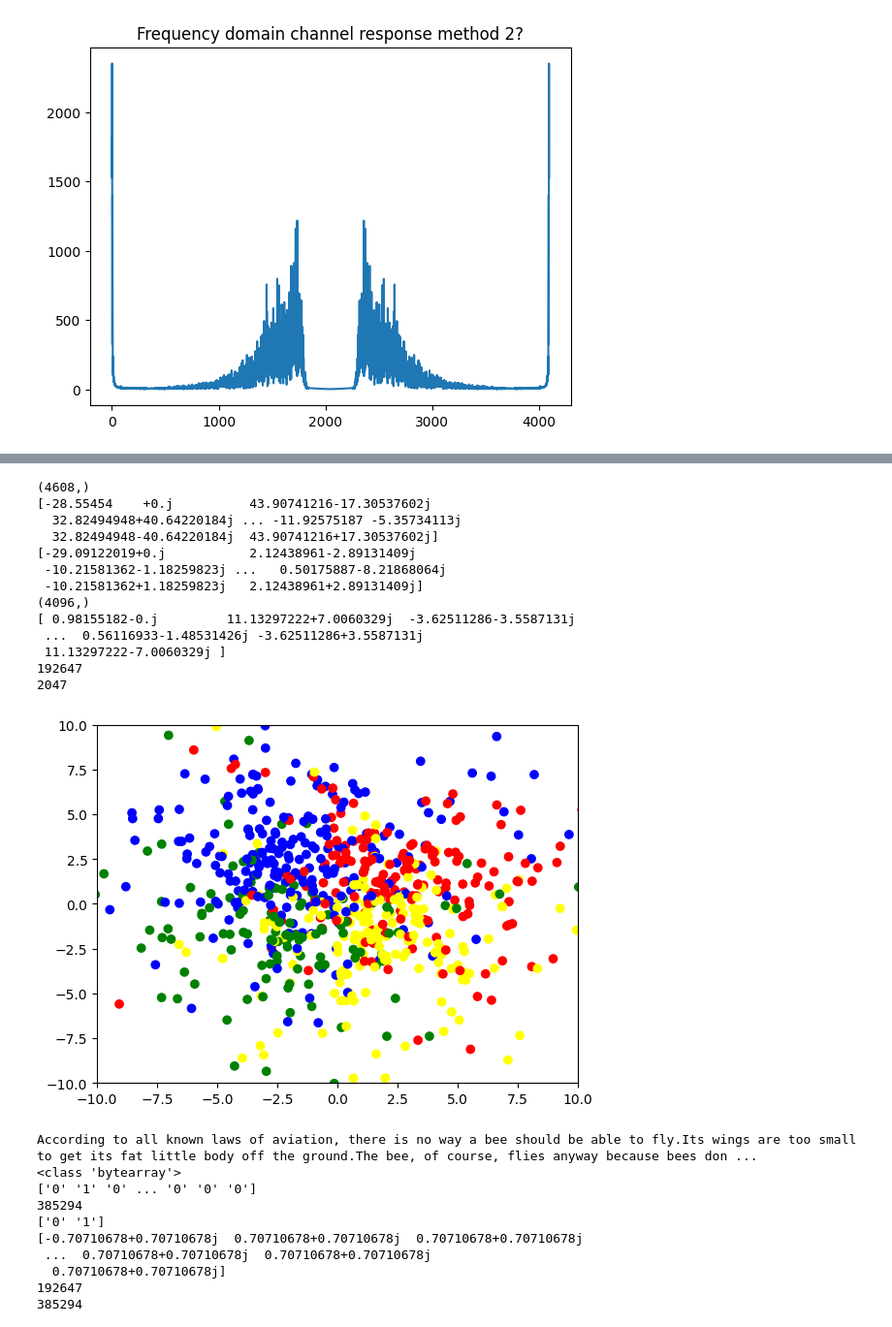
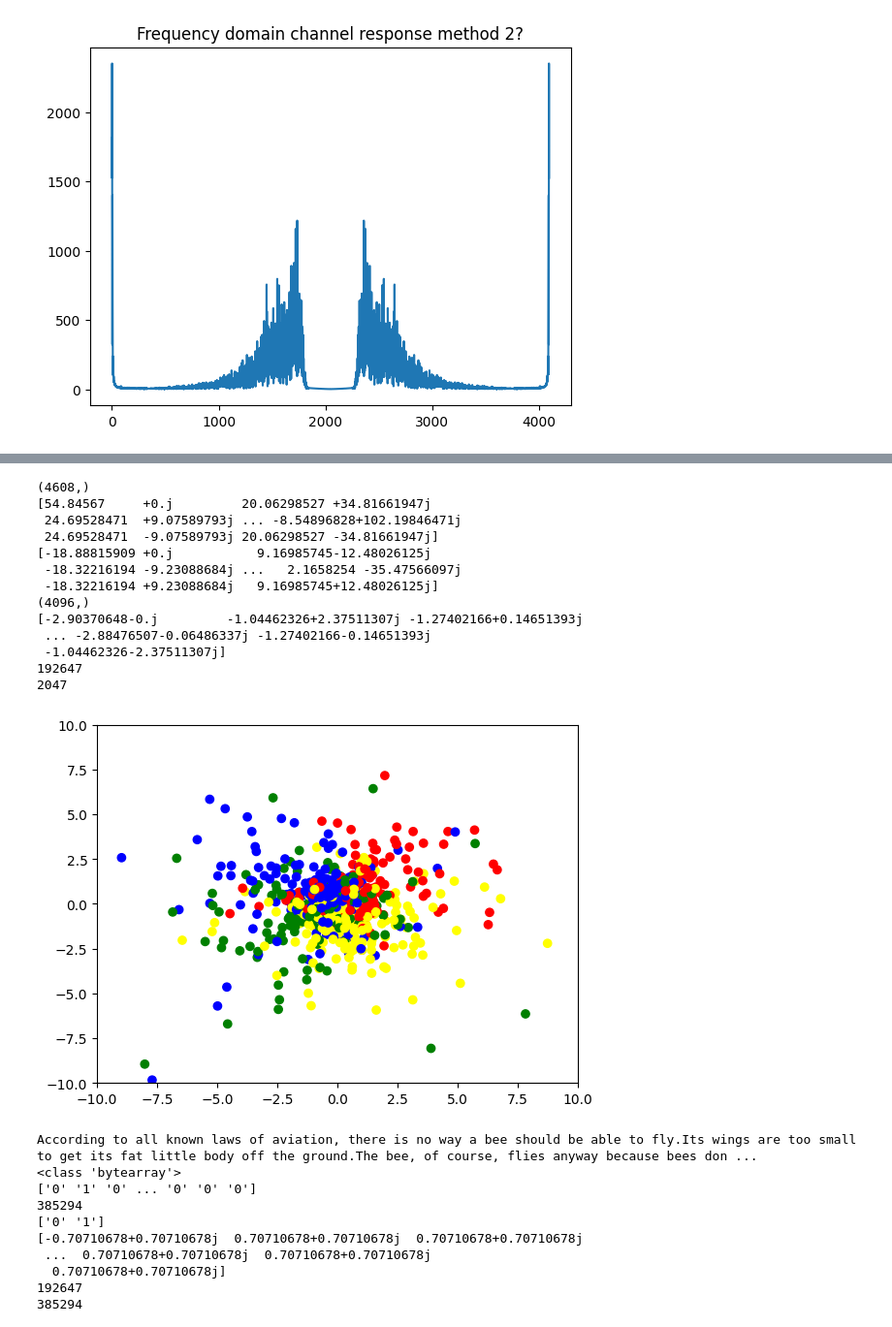
Before and after one commit to kmcm0707/GF3, a Jupyter notebook: full_decoder_2.ipynb, the cells around one changed output, grey strips where cells are left out. Shown at 97% size. Saved outputs shown, nothing was run; the diff lists cells and outputs as text; code cells hidden in the pictures.

```diff
--- a/full_decoder_2.ipynb
+++ b/full_decoder_2.ipynb
@@ -432,7 +424,7 @@ Start_index = lags[max_index] + len(chirp)
 n = 4096 + 512
 N = 4096
 cyclic_prefix_len = 512
-index = 1
+index = 2
 offset = 0
 Symbol_Two = y[Start_index + index*n + offset:Start_index + (index+1)*n + offset]
 
@@ -492,43 +484,43 @@ for i in constelatons:
     if i == 'B':
         colours.append('blue')
     if i == 'C':
         colours.append('green')
     if i == 'D':
         colours.append('yellow')
 
 
 #print(Symbol_Two_correct_2[400:450])
 print(len(colours))
 index = 85
 index_2 = 850
 #print(comparison[:, index:index_2])
 #print(Symbol_Two_correct_2[index+1:index_2+1])
 plt.scatter(np.real(Symbol_Two_correct_2[index:index_2]), np.imag(Symbol_Two_correct_2[index:index_2]), c = colours[index-1:index_2-1])
 ax = plt.gca()
 ax = plt.gca()
 limit = 10
 xmin = -limit
 xmax = limit
 ymin = -limit
 ymax = limit
 ax.set_xlim([xmin, xmax])
 ax.set_ylim([ymin, ymax])
 plt.show()
 # %% [output]
 (4608,)
-[-28.55454    +0.j          43.90741216-17.30537602j
-  32.82494948+40.64220184j ... -11.92575187 -5.35734113j
-  32.82494948-40.64220184j  43.90741216+17.30537602j]
-[-29.09122019+0.j           2.12438961-2.89131409j
- -10.21581362-1.18259823j ...   0.50175887-8.21868064j
- -10.21581362+1.18259823j   2.12438961+2.89131409j]
+[54.84567     +0.j         20.06298527 +34.81661947j
+ 24.69528471  +9.07589793j ... -8.54896828+102.19846471j
+ 24.69528471  -9.07589793j 20.06298527 -34.81661947j]
+[-18.88815909 +0.j           9.16985745-12.48026125j
+ -18.32216194 -9.23088684j ...   2.1658254 -35.47566097j
+ -18.32216194 +9.23088684j   9.16985745+12.48026125j]
 (4096,)
-[ 0.98155182-0.j         11.13297222+7.0060329j  -3.62511286-3.5587131j
- ...  0.56116933-1.48531426j -3.62511286+3.5587131j
- 11.13297222-7.0060329j ]
+[-2.90370648-0.j         -1.04462326+2.37511307j -1.27402166+0.14651393j
+ ... -2.88476507-0.06486337j -1.27402166-0.14651393j
+ -1.04462326-2.37511307j]
 192647
 2047
-[figure, old version]
+[figure, new version]
 # %%
 with open('transmitter/data_file.txt', 'r') as file:
     data = file.read().replace('\n', '')
```
Also changed, not shown: parts of 6 cells of this notebook, 1 other file.
